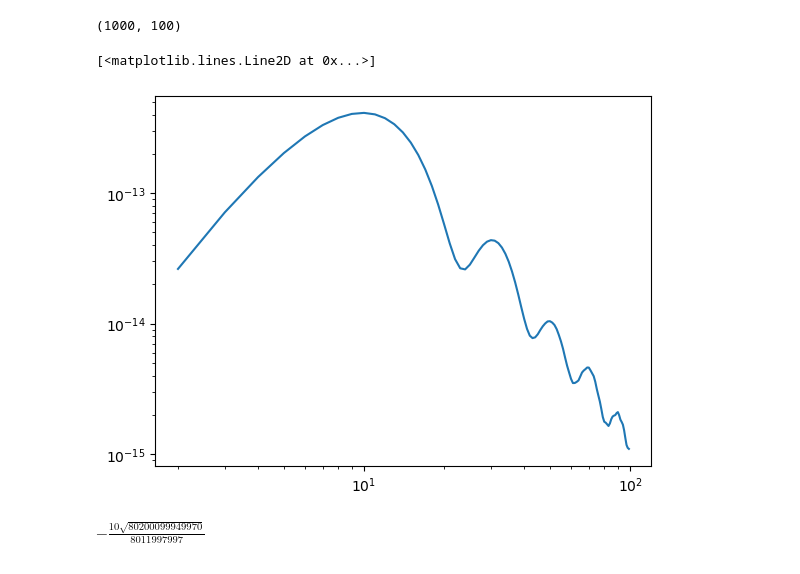
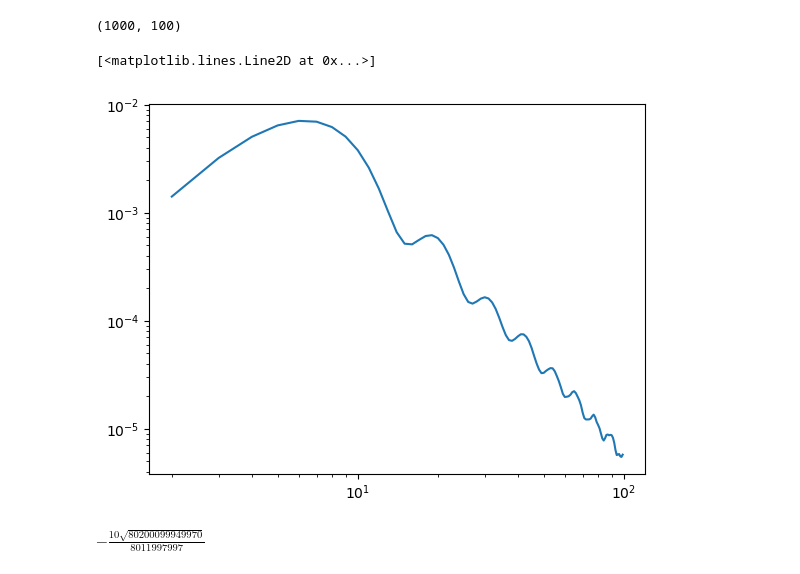
Before and after one commit to catketchup/ReCCO, a Jupyter notebook: code/q20_symbolic_calculation.ipynb, the cells around one changed output. Cells and saved outputs as stored; diff of their text form; code cells hidden in the pictures.

```diff
--- a/code/q20_symbolic_calculation.ipynb
+++ b/code/q20_symbolic_calculation.ipynb
@@ -116,7 +133,7 @@ k = k_sampling()
 L = L_sampling()
 a = 0.5
 z = 4
-chi = 12000
+chi = 11000
 transfer_E = np.zeros((len(k), len(L)), dtype=np.complex64)
 Tk = rs.T(k, Omega_b, Omega_c, w, wa, Omega_K, h)
 # %%
@@ -174,12 +171,12 @@ transfer_E.shape
 CL_EE = CL_bins(T_list, T_list, k, LE, conf.As, conf.ns)
 # %%
 factor = L*(L+1)/(2*np.pi)
-plt.plot(L[2:], (factor*CL_EE)[0,2:])
+plt.plot(L[2:], 9e10*(factor*CL_EE)[0,2:])
 plt.xscale('log')
 plt.yscale('log')
 # %% [output]
 [<matplotlib.lines.Line2D at 0x...>]
-[figure, old version]
+[figure, new version]
 # %%
 import spectra as sp
 from math import gamma
```
Also changed, not shown: parts of 7 cells of this notebook, 6 other files.
